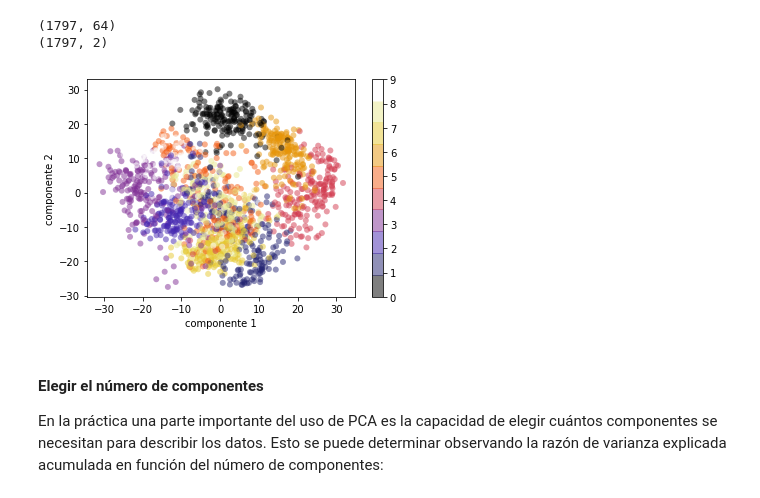
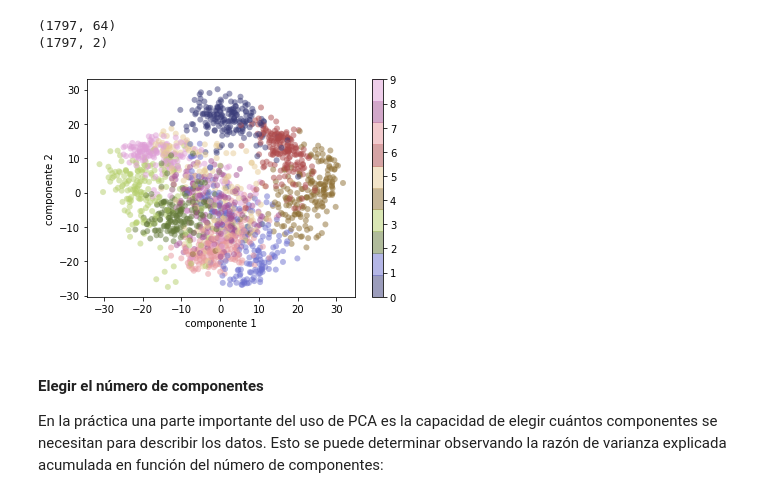
Before and after one commit to kyriox/nlp, a Jupyter notebook: 07_Analisis_Semantico.ipynb, the cells around one changed output. Saved outputs shown, nothing was run; the diff lists cells and outputs as text; code cells hidden in the pictures.

```diff
--- a/07_Analisis_Semantico.ipynb
+++ b/07_Analisis_Semantico.ipynb
@@ -662,7 +654,7 @@ for i in range(64):
 # %% [markdown]
 Este conjuntos consta de $1797$ imágenes de dígitos escritos a mano cada una de tamaño $8\times8$ pixeles es decir cada imagen consta de $64$ pixeles y para este ejecicio representaremos cada imagen como un vector $\vec{X} \in \Bbb{R}^{64}$ estos vectores estan almacenados en **digits.data**
 # %%
-pca = PCA(2)  # project from 64 to 2 dimensions
+pca = PCA(n_components=2)  # project from 64 to 2 dimensions
 projected = pca.fit_transform(digits.data)
 print(digits.data.shape)
 print(projected.shape)
@@ -672,12 +664,12 @@ print(projected.shape)
 # %%
 plt.scatter(projected[:, 0], projected[:, 1],
             c=digits.target, edgecolor='none', alpha=0.5,
-            cmap=plt.cm.get_cmap('CMRmap', 10))
+            cmap=plt.cm.get_cmap('tab20b', 10))
 plt.xlabel('componente 1')
 plt.ylabel('componente 2')
 plt.colorbar();
 # %% [output]
-[figure, old version]
+[figure, new version]
 # %% [markdown]
 #### Elegir el número de componentes
 En la práctica una parte importante del uso de PCA es la capacidad de elegir cuántos componentes se necesitan para describir los datos. Esto se puede determinar observando la razón de varianza explicada acumulada en función del número de componentes:
```
Also changed, not shown: parts of 51 cells of this notebook, 2 other files.
